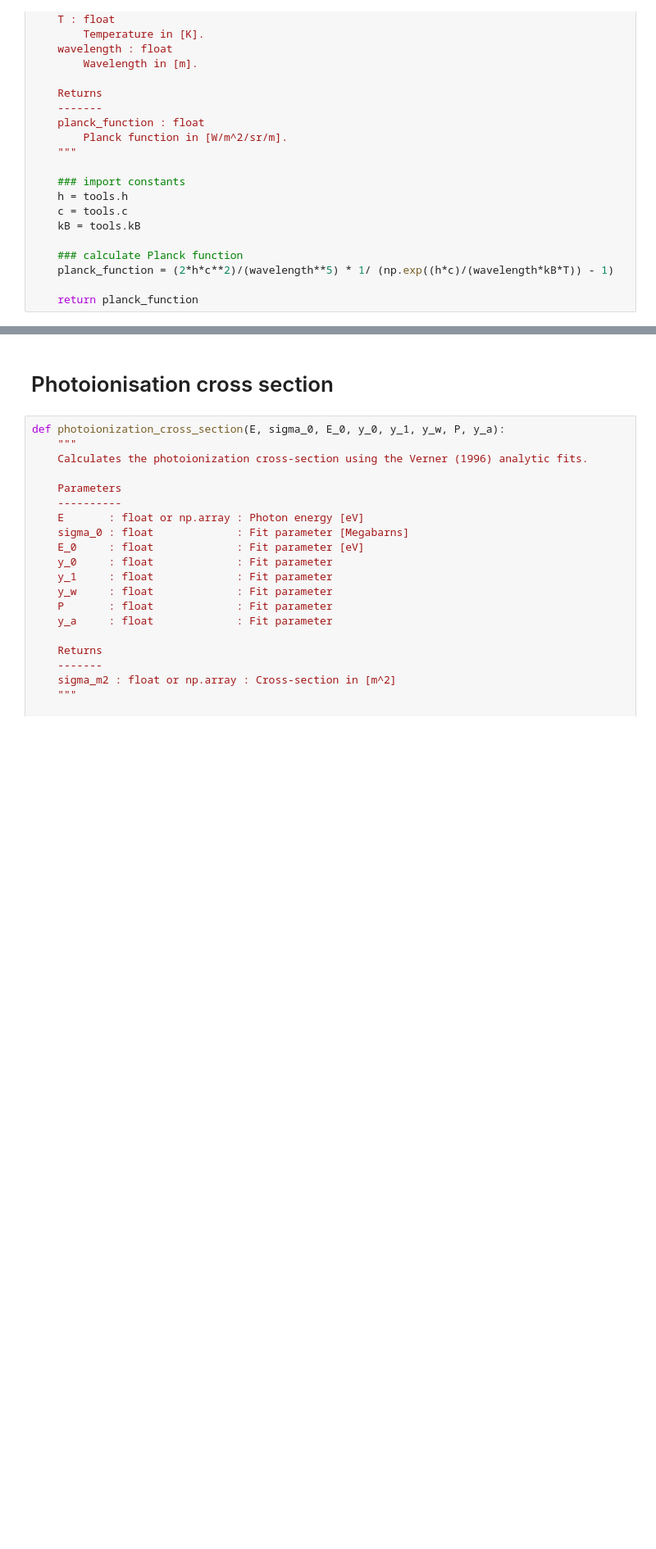
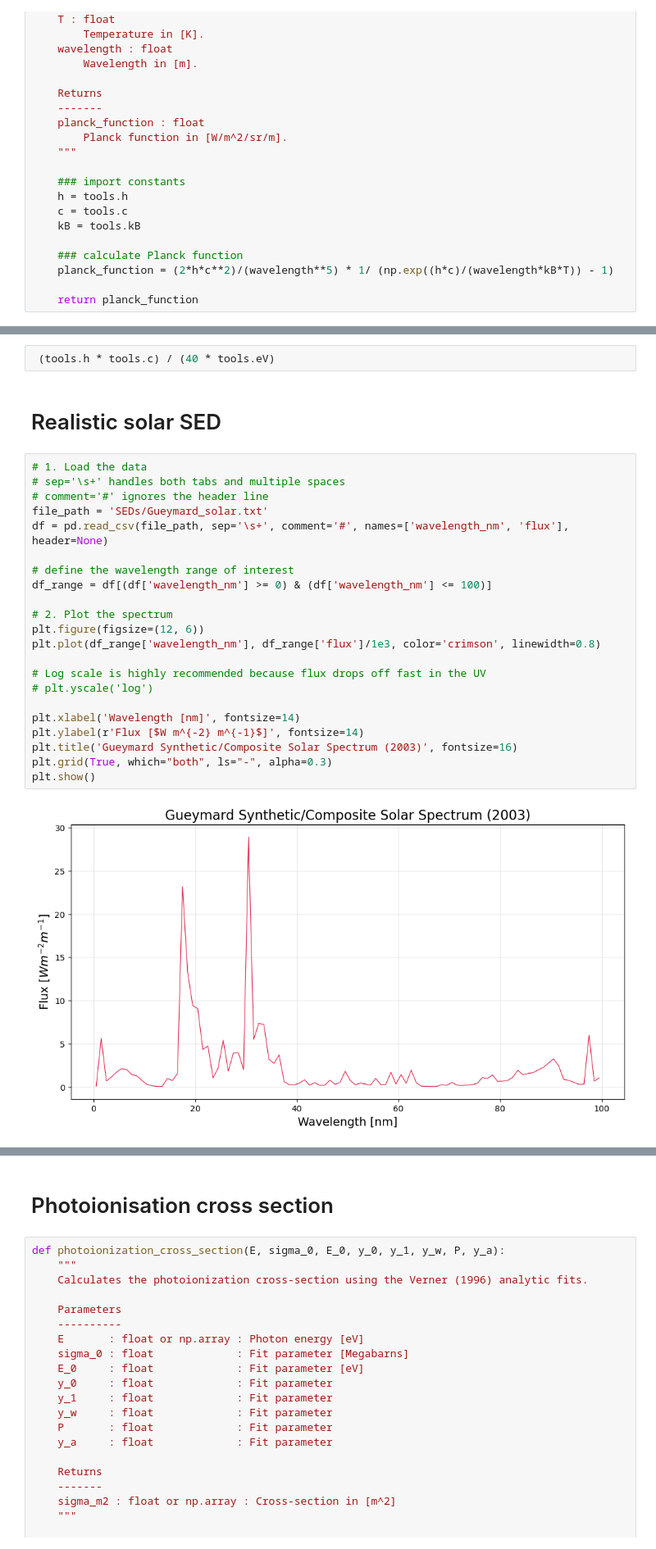
Before and after one commit to shih-jim/escape, a Jupyter notebook: energy_conservation.ipynb, the cells around one changed output, grey strips where cells are left out. Shown at 82% size. Saved outputs shown, nothing was run; the diff lists cells and outputs as text; blank space fills up the shorter version.

```diff
--- a/energy_conservation.ipynb
+++ b/energy_conservation.ipynb
@@ -240,0 +266,28 @@ print(lambda_min, lambda_max)
+# %%
+ (tools.h * tools.c) / (40 * tools.eV)
+# %% [markdown]
+# Realistic solar SED
+# %%
+# 1. Load the data
+# sep='\s+' handles both tabs and multiple spaces
+# comment='#' ignores the header line
+file_path = 'SEDs/Gueymard_solar.txt'
+df = pd.read_csv(file_path, sep='\s+', comment='#', names=['wavelength_nm', 'flux'], header=None)
+
+# define the wavelength range of interest
+df_range = df[(df['wavelength_nm'] >= 0) & (df['wavelength_nm'] <= 100)]
+
+# 2. Plot the spectrum
+plt.figure(figsize=(12, 6))
+plt.plot(df_range['wavelength_nm'], df_range['flux']/1e3, color='crimson', linewidth=0.8)
+
+# Log scale is highly recommended because flux drops off fast in the UV
+# plt.yscale('log')
+
+plt.xlabel('Wavelength [nm]', fontsize=14)
+plt.ylabel(r'Flux [$W m^{-2} m^{-1}$]', fontsize=14)
+plt.title('Gueymard Synthetic/Composite Solar Spectrum (2003)', fontsize=16)
+plt.grid(True, which="both", ls="-", alpha=0.3)
+plt.show()
+# %% [output]
+[figure, added]
```
Also changed, not shown: parts of 11 cells of this notebook, 2 other files.
